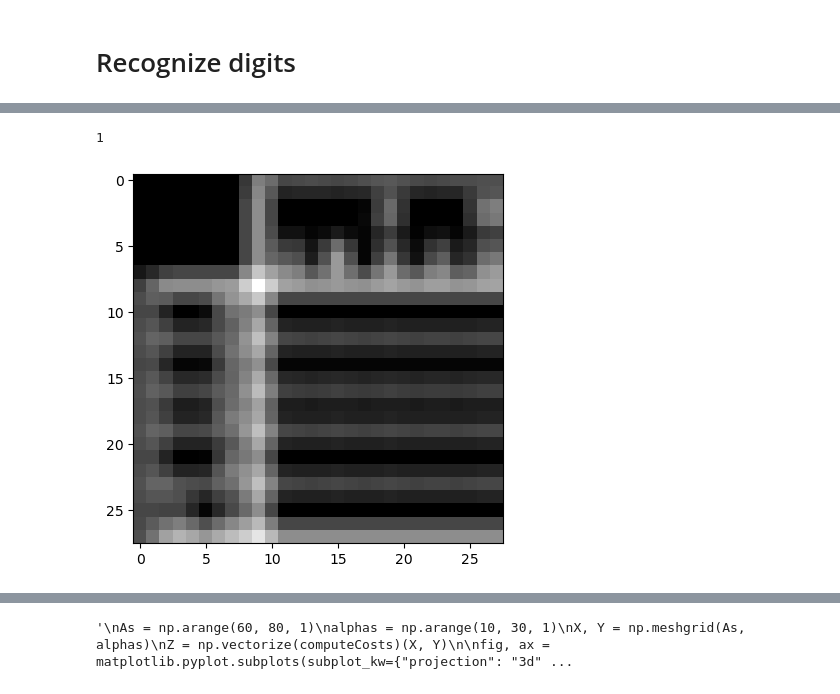
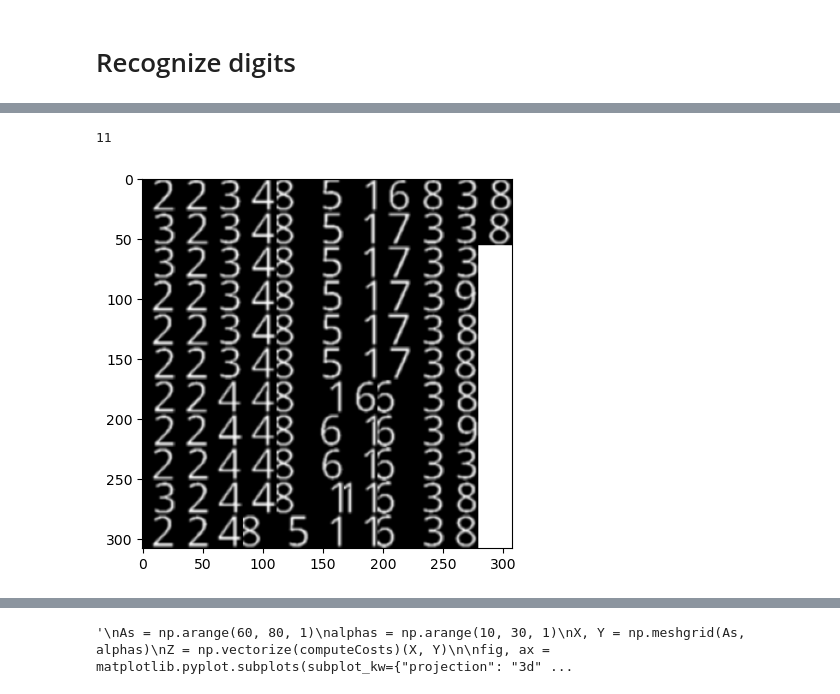
Before and after one commit to igloo81/nonogram, a Jupyter notebook: NonoGram start.ipynb, the cells around one changed output, grey strips where cells are left out. Drawn from its saved outputs; the diff is of its cells as text; code cells hidden in the pictures.

```diff
--- a/NonoGram start.ipynb
+++ b/NonoGram start.ipynb
@@ -18,7 +18,7 @@ digitRecognizer = load_model(digitRecognizerModelFileName)
 # %% [markdown]
 # Read image
 # %%
-image = cv2.imread('E:/Work/NonoGram/Data/sample.png')
+#image = cv2.imread('E:/Work/NonoGram/Data/sample.png')
 #image = cv2.imread('E:/Work/NonoGram/Data/puzzle.jpg')
-#image = cv2.imread('E:/Work/NonoGram/Data/wikipedia.png')
+image = cv2.imread('E:/Work/NonoGram/Data/wikipedia.png')
 # %%
@@ -209,22 +218,21 @@ def recognize_digit_from_image(digit_recognizer, digit_image):
 
     return (predicted_digit, probabilities)
 # %%
-# Define a function to process the image and recognize digits
-def recognize_digits(image):
+def paint_contours(image, contours):
+    colors = [(0,0,255),(0,255,0),(255,0,0)]
+    for index, contour in enumerate(contours):
+        cv2.drawContours(image, [contour], -1, colors[index % len(colors)], 1)
+
+def recognize_digits(image_contours, image_digits):
     found_contours = []
-    imageCopy = image.copy()
-    imageOutput = cv2.cvtColor(image, cv2.COLOR_GRAY2BGR)
+    image_output = cv2.cvtColor(image_digits, cv2.COLOR_GRAY2BGR)
 
     # Preprocess the image (resize, grayscale, thresholding, etc.)
-    #gray = cv2.cvtColor(image, cv2.COLOR_BGR2GRAY)
-    _, thresh = cv2.threshold(imageCopy, 150, 255, cv2.THRESH_BINARY)
-
-    # Find contours of the digit in the image
-    contours, _ = cv2.findContours(thresh, cv2.RETR_LIST, cv2.CHAIN_APPROX_NONE )
-    #cv2.drawContours(imageOutput, contours, -1, (0, 0, 255), 1)
+    contours, _ = cv2.findContours(image_contours.copy(), cv2.RETR_LIST, cv2.CHAIN_APPROX_NONE )
+    paint_contours(image_output, contours)
 
     for (contour, bounding) in sorted([(contour, cv2.boundingRect(contour))for contour in contours], key=lambda tuple: tuple[1]):
-        digit_image, bounding_rect = extract_digit_image_from_contour(thresh, contour)
+        digit_image, bounding_rect = extract_digit_image_from_contour(image_contours_thresh, contour)
         x, y, w, h = bounding_rect
 
         if (digit_image.size != 0):   # todo add notification we skip because None..
@@ -237,14 +245,14 @@ def recognize_digits(image):
 
             if (predictedProbability > .8 and aspectRatio > .15 and aspectRatio < 1.5):# and area < 200):  # magic numbers!
                 font = cv2.FONT_HERSHEY_PLAIN
-                cv2.putText(imageOutput, str(predicted_digit), (x, y), font, 4, (255, 0, 0))
+                cv2.putText(image_output, str(predicted_digit), (x, y), font, 4, (255, 0, 0))
                 found_contours.append((bounding_rect, predicted_digit, digit_image))
             else:
                 print(f"no digit found: {predicted_digit} {bounding_rect} {aspectRatio} {probabilities}")
                 found_contours.append((bounding_rect, None, digit_image))
 
-    pyplot.imshow(imageOutput, cmap="gray")
+    pyplot.imshow(image_output, cmap="gray")
     return found_contours
 
-found_contours = recognize_digits(imageCopy)
+found_contours = recognize_digits(image_output)
 # %% [output]
@@ -288,7 +279,7 @@ def removeOverlappingDigits(found_contours):
                 if (overlap/area > .5):      # magic number!    # todo make sure we don't overlap slightly overlapping contours? (prob not possible)
                     hasOverlap = True
 
-        if (not hasOverlap and digit != None and (boundingRect[2] * boundingRect[3] < boundingRect)):
+        if (not hasOverlap and digit != None and (boundingRect[2] * boundingRect[3] < maxArea)):
             result.append((boundingRect, digit, digit_image))
         else:
             print(f"remove {boundingRect} {digit}")
@@ -311,26 +319,26 @@ TypeError: '<' not supported between instances of 'int' and 'tuple'
 # %%
 import math
 def showImagesUsedForRecognition(found_contours, sort_by_prediction):
     imageSize = math.ceil(len(found_contours) ** .5)
     imageOutput = np.ones((imageSize * 28, imageSize * 28, 1), dtype=np.uint8) * 255
 
     x = 0
     y = 0
 
     contours_to_show = found_contours if not sort_by_prediction else sorted(found_contours, key= lambda tuple: tuple[1])
     for _, _, digit_image in contours_to_show:
         imageOutput[x*28:x*28+28, y*28:y*28+28] = digit_image
         x += 1
         if (x >= imageSize):
             x = 0
             y += 1
 
     print(imageSize)
     pyplot.imshow(imageOutput, cmap="gray")
-showImagesUsedForRecognition(found_contours_no_overlaps, sort_by_prediction=False)
+showImagesUsedForRecognition(found_contours_no_overlaps, sort_by_prediction=True)
 # %% [output]
-1
+11
-[figure, old version]
+[figure, new version]
 # %%
 foundDigits = [(bounding_rect, digit) for (bounding_rect, digit, digit_image) in found_contours]
 import determineTable
```
Also changed, not shown: parts of 7 cells of this notebook, 1 other file.
